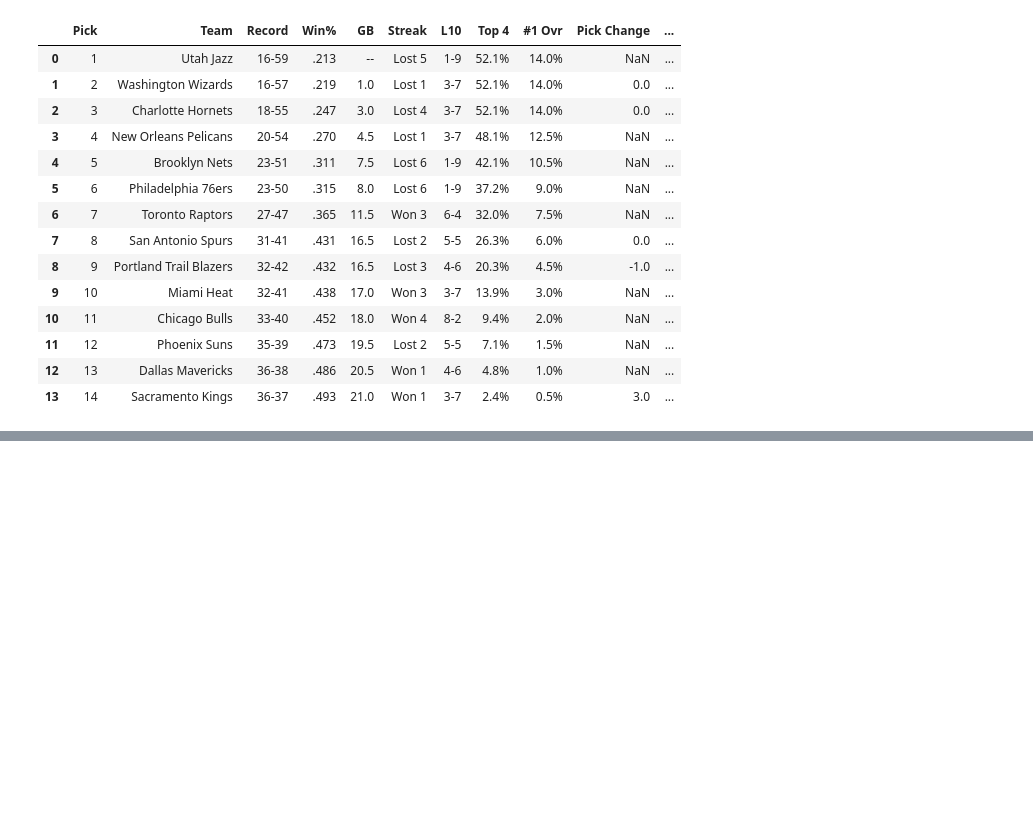
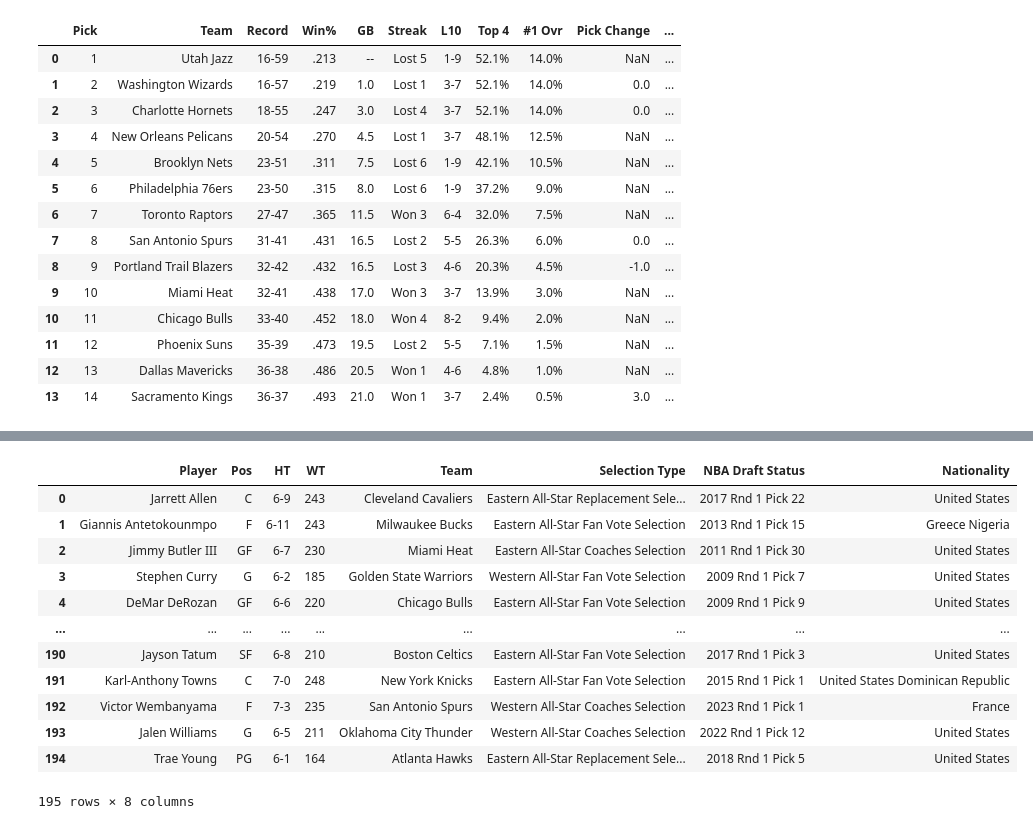
Before and after one commit to lambertaa/nba-analysis, a Jupyter notebook: nba_draft_lottery/draft_lottery_adjust.ipynb, the cells around one changed output, grey strips where cells are left out. Drawn from its saved outputs; the diff is of its cells as text; code cells hidden in the pictures; blank space fills up the shorter version.

```diff
--- a/nba_draft_lottery/draft_lottery_adjust.ipynb
+++ b/nba_draft_lottery/draft_lottery_adjust.ipynb
@@ -184,0 +225,22 @@ df_adjusted
+# %%
+max_year = datetime.now().year
+min_year = max_year - 3
+years = list(range(min_year, max_year + 1))
+df = get_realgm_allstar_rosters(years)
+# df = get_realgm_allstar_roster(years[0])
+# %%
+df
+# %% [output]
+|  | Player | Pos | HT | WT | Team | Selection Type | NBA Draft Status | Nationality |
+| 0 | Jarrett Allen | C | 6-9 | 243 | Cleveland Cavaliers | Eastern All-Star Replacement Sele... | 2017 Rnd 1 Pick 22 | United States |
+| 1 | Giannis Antetokounmpo | F | 6-11 | 243 | Milwaukee Bucks | Eastern All-Star Fan Vote Selection | 2013 Rnd 1 Pick 15 | Greece Nigeria |
+| 2 | Jimmy Butler III | GF | 6-7 | 230 | Miami Heat | Eastern All-Star Coaches Selection | 2011 Rnd 1 Pick 30 | United States |
+| 3 | Stephen Curry | G | 6-2 | 185 | Golden State Warriors | Western All-Star Fan Vote Selection | 2009 Rnd 1 Pick 7 | United States |
+| 4 | DeMar DeRozan | GF | 6-6 | 220 | Chicago Bulls | Eastern All-Star Fan Vote Selection | 2009 Rnd 1 Pick 9 | United States |
+| ... | ... | ... | ... | ... | ... | ... | ... | ... |
+| 190 | Jayson Tatum | SF | 6-8 | 210 | Boston Celtics | Eastern All-Star Fan Vote Selection | 2017 Rnd 1 Pick 3 | United States |
+| 191 | Karl-Anthony Towns | C | 7-0 | 248 | New York Knicks | Eastern All-Star Fan Vote Selection | 2015 Rnd 1 Pick 1 | United States Dominican Republic |
+| 192 | Victor Wembanyama | F | 7-3 | 235 | San Antonio Spurs | Western All-Star Coaches Selection | 2023 Rnd 1 Pick 1 | France |
+| 193 | Jalen Williams | G | 6-5 | 211 | Oklahoma City Thunder | Western All-Star Coaches Selection | 2022 Rnd 1 Pick 12 | United States |
+| 194 | Trae Young | PG | 6-1 | 164 | Atlanta Hawks | Eastern All-Star Replacement Sele... | 2018 Rnd 1 Pick 5 | United States |
+195 rows × 8 columns
```
Also changed, not shown: parts of 8 cells of this notebook, 1 other file.
